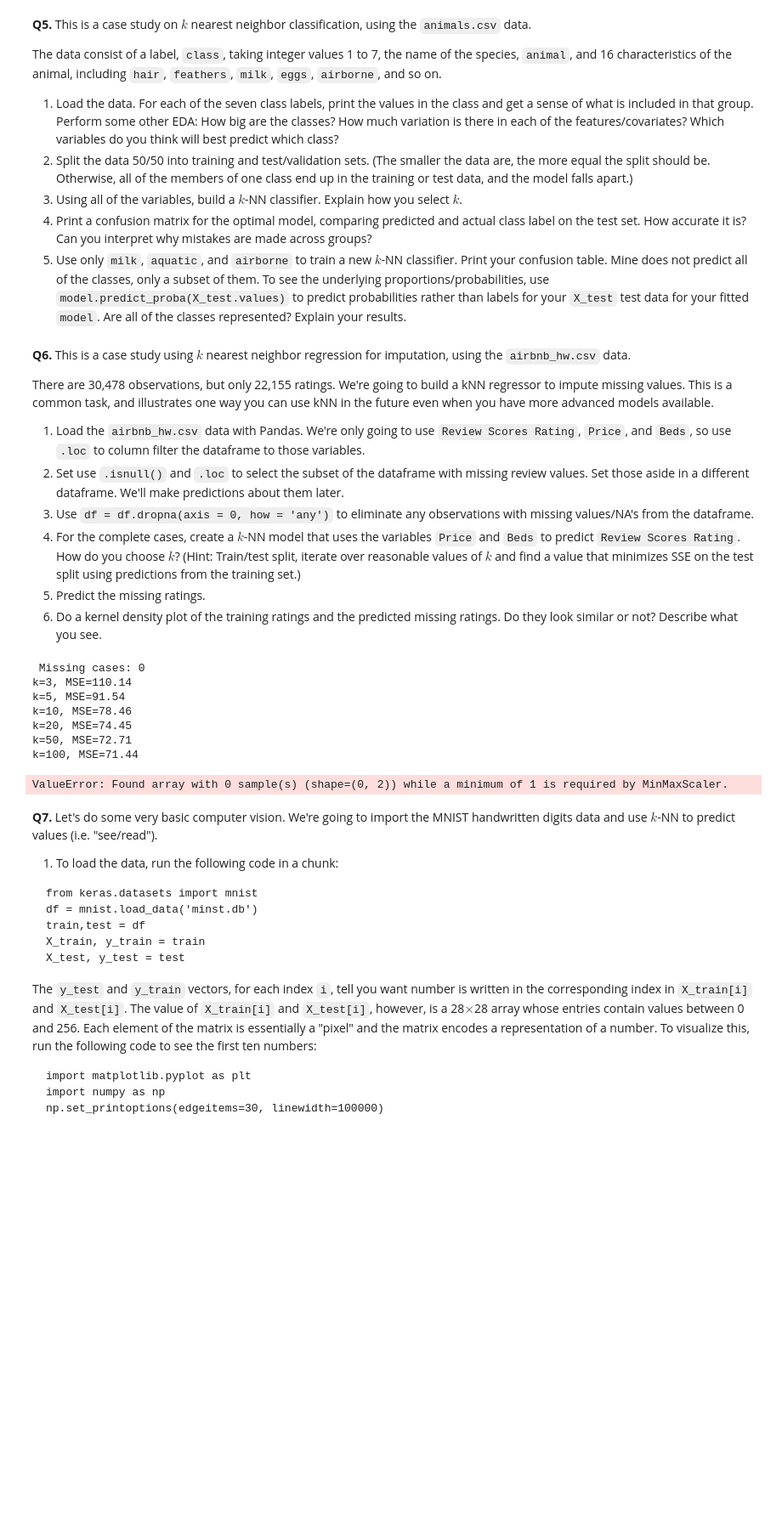
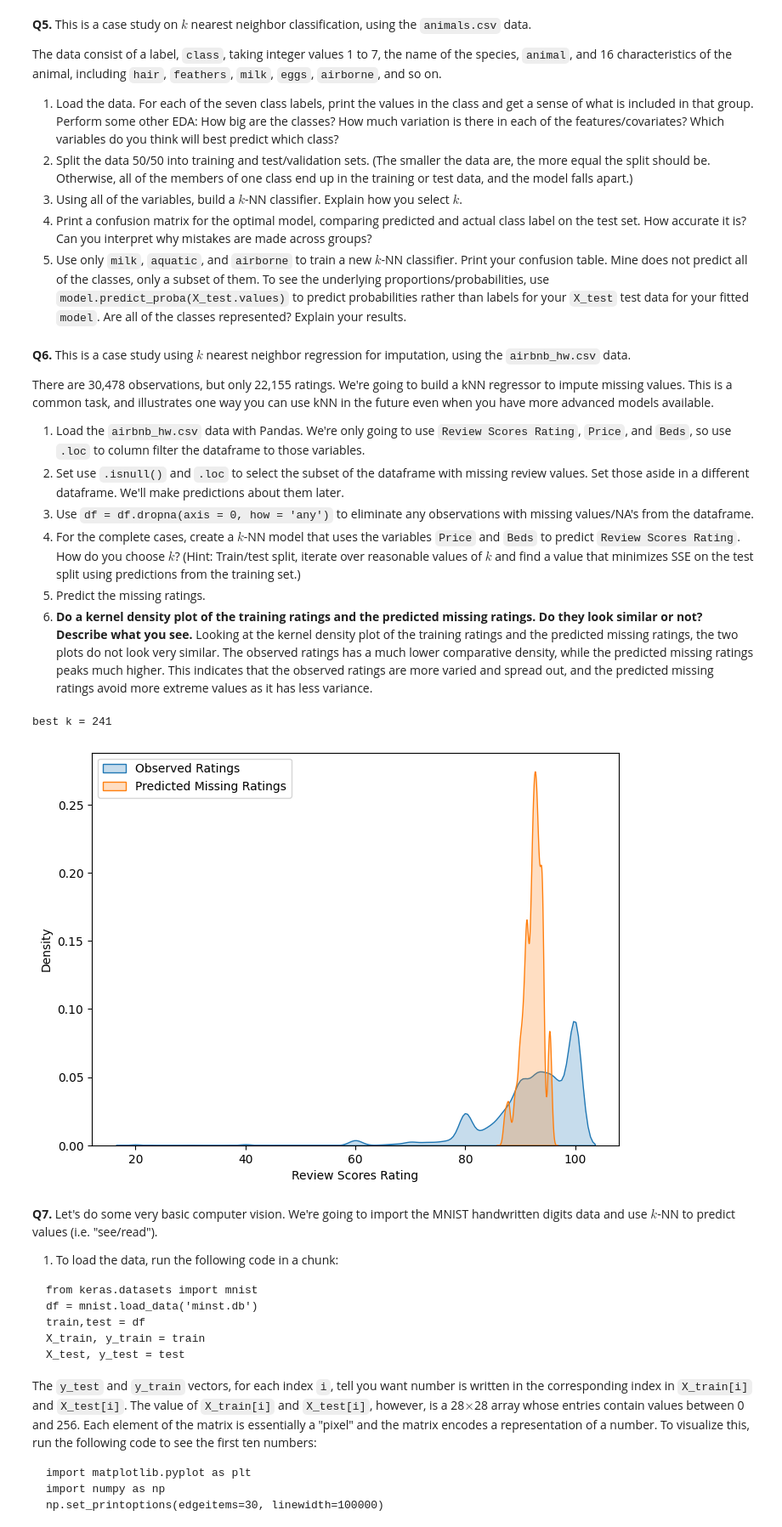
Before and after one commit to katiehutc/undergrad_ml_assignments, a Jupyter notebook: 02_assignment_knn.ipynb, the cells around one changed output. Shown at 85% size. Drawn from its saved outputs; the diff is of its cells as text; code cells hidden in the pictures; blank space fills up the shorter version.

```diff
--- a/02_assignment_knn.ipynb
+++ b/02_assignment_knn.ipynb
@@ -283,81 +283,84 @@ There are 30,478 observations, but only 22,155 ratings. We're going to build a k
 3. Use `df = df.dropna(axis = 0, how = 'any')` to eliminate any observations with missing values/NA's from the dataframe.
 4. For the complete cases, create a $k$-NN model that uses the variables `Price` and `Beds` to predict `Review Scores Rating`. How do you choose $k$? (Hint: Train/test split, iterate over reasonable values of $k$ and find a value that minimizes SSE on the test split using predictions from the training set.)
 5. Predict the missing ratings.
-6. Do a kernel density plot of the training ratings and the predicted missing ratings. Do they look similar or not? Describe what you see.
+6. **Do a kernel density plot of the training ratings and the predicted missing ratings. Do they look similar or not? Describe what you see.**
+Looking at the kernel density plot of the training ratings and the predicted missing ratings, the two plots do not look very similar. The observed ratings has a much lower comparative density, while the predicted missing ratings peaks much higher. This indicates that the observed ratings are more varied and spread out, and the predicted missing ratings avoid more extreme values as it has less variance.
 # %%
 import pandas as pd
 import numpy as np
 import matplotlib.pyplot as plt
+import seaborn as sns
 from sklearn.preprocessing import MinMaxScaler
 from sklearn.model_selection import train_test_split
 from sklearn.neighbors import KNeighborsRegressor
 from sklearn.metrics import mean_squared_error
 
 # Part 1
-df = pd.read_csv('/content/data/airbnb_hw.csv', encoding = 'latin1')
+df = pd.read_csv('/content/data/airbnb_hw.csv', encoding='latin1')
 df = df.loc[:, ['Review Scores Rating', 'Price', 'Beds']]
 
 # fix numbers with commas first
-df['Price'] = pd.to_numeric(df['Price'].astype(str).str.replace(',', '', regex=True), errors='coerce')
-df['Beds'] = pd.to_numeric(df['Beds'], errors='coerce')
-df = df.dropna(subset=['Price', 'Beds', 'Review Scores Rating'], how='any')
+df['Price'] = df['Price'].astype(str).str.replace(',', '', regex=False)
+df['Price'] = pd.to_numeric(df['Price'], errors='coerce')
 
-df_missing = df.loc[df['Review Scores Rating'].isnull()]
-
-print(f" Missing cases: {len(df_missing)}")
+# Part 2
+missing_df = df.loc[df['Review Scores Rating'].isnull()]
 
 # Part 3
 complete_df = df.dropna(axis=0, how='any')
 
 # Part 4
 X = complete_df[['Price', 'Beds']]
 y = complete_df['Review Scores Rating']
 
 scaler = MinMaxScaler()
 X_scaled = scaler.fit_transform(X)
 
 X_train, X_test, y_train, y_test = train_test_split(
-    X_scaled, y, test_size=0.2, random_state=42
+    X_scaled, y, test_size=0.2, random_state=100
 )
 
-k_values = [3, 5, 10, 20, 50, 100]
-mse_list = []
+k_grid = np.arange(1,301,2)
+test_mses = []
+train_mses = []
 
-for k in k_values:
+for k in k_grid:
     model = KNeighborsRegressor(n_neighbors=k)
-    model.fit(X_train, y_train)
-    y_pred = model.predict(X_test)
-    mse = mean_squared_error(y_test, y_pred)
-    mse_list.append(mse)
-    print(f"k={k}, MSE={mse:.2f}")
+    model = model.fit(X_train, y_train)
 
-best_k = k_values[np.argmin(mse_list)]
+    y_hat_test = model.predict(X_test)
+    y_hat_train = model.predict(X_train)
+
+    mse_test = mean_squared_error(y_test, y_hat_test)
+    mse_train = mean_squared_error(y_train, y_hat_train)
+
+    test_mses.append(mse_test)
+    train_mses.append(mse_train)
+
+best_k = k_grid[np.argmin(test_mses)]
+print("best k =", best_k)
 
 # Part 5
 X_full_scaled = scaler.fit_transform(complete_df[['Price', 'Beds']])
 model = KNeighborsRegressor(n_neighbors=best_k)
 model.fit(X_full_scaled, complete_df['Review Scores Rating'])
 
+missing_df = missing_df.dropna(subset=['Price','Beds'])
+
 X_missing_scaled = scaler.transform(missing_df[['Price', 'Beds']])
 missing_df['Predicted Rating'] = model.predict(X_missing_scaled)
 
 # Part 6
-plt.figure(figsize=(8,5))
-plt.hist(complete_df['Review Scores Rating'], bins=30, alpha=0.5, label='Observed Ratings')
-plt.hist(missing_df['Predicted Rating'], bins=30, alpha=0.5, label='Predicted Ratings')
-plt.xlabel('Review Scores Rating')
-plt.ylabel('Frequency')
+plt.figure(figsize=(8,6))
+sns.kdeplot(complete_df['Review Scores Rating'], label="Observed Ratings", fill=True)
+sns.kdeplot(missing_df['Predicted Rating'], label="Predicted Missing Ratings", fill=True)
+plt.xlabel("Review Scores Rating")
+plt.ylabel("Density")
 plt.legend()
 plt.show()
 # %% [output]
- Missing cases: 0
-k=3, MSE=110.14
-k=5, MSE=91.54
-k=10, MSE=78.46
-k=20, MSE=74.45
-k=50, MSE=72.71
-k=100, MSE=71.44
+best k = 241
-ValueError: Found array with 0 sample(s) (shape=(0, 2)) while a minimum of 1 is required by MinMaxScaler.
+[figure, added]
 # %% [markdown]
 **Q7.** Let's do some very basic computer vision. We're going to import the MNIST handwritten digits data and use $k$-NN to predict values (i.e. "see/read").
 
```
Also changed, not shown: parts of 1 cell of this notebook.
